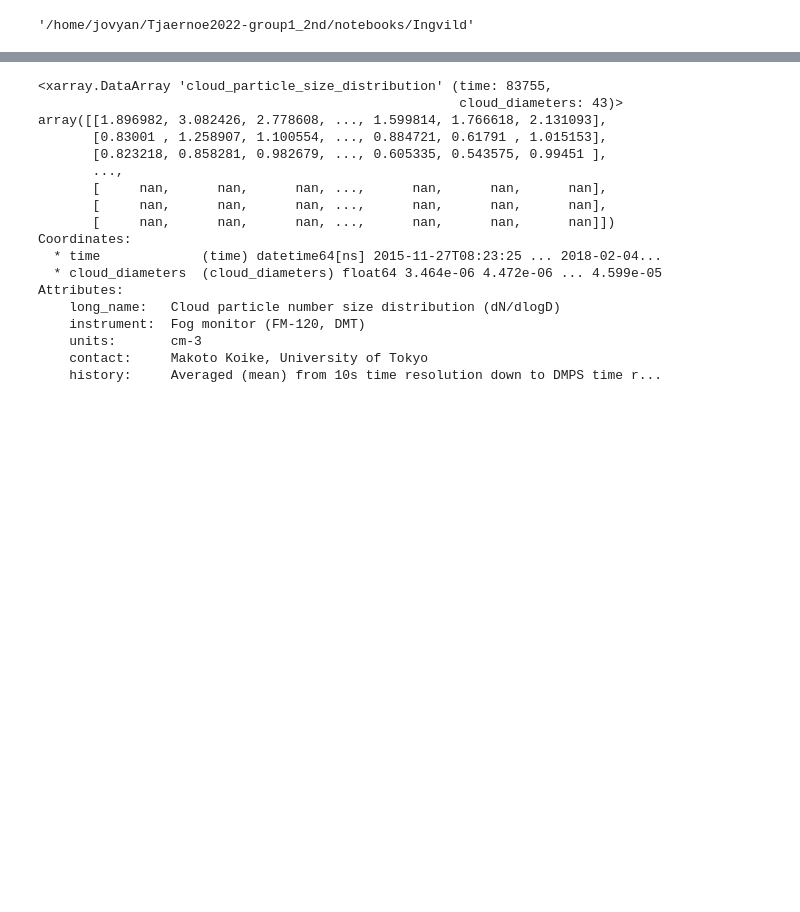
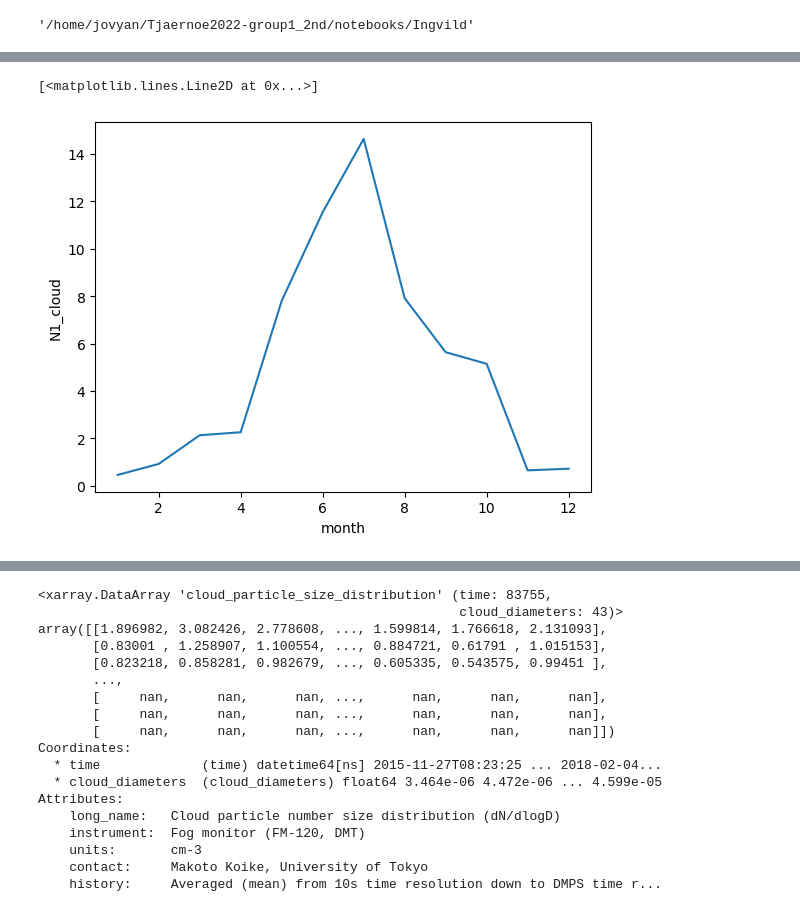
Before and after one commit to eScience-course/-Tjaernoe2022-group1, a Jupyter notebook: notebooks/Ingvild/Getting_started.ipynb, the cells around one changed output, grey strips where cells are left out. Cells and saved outputs as stored; diff of their text form; code cells hidden in the pictures; blank space fills up the shorter version.

```diff
--- a/notebooks/Ingvild/Getting_started.ipynb
+++ b/notebooks/Ingvild/Getting_started.ipynb
@@ -9,0 +30,31 @@ data2 = xr.open_dataset('/home/jovyan/Data/zeppelin-cloud-aerosol-1_part2.nc4')
+# %%
+import xarray as xr
+import numpy as np
+def pnsd_integration(ds, size_thresh, var='dNdlogD', dvar = 'D', unit_diameter='m'):
+    '''
+    - D is the mean diameter of the size bins
+    - time is the time dimension
+    - ds is the dataset containing the size distribution
+    - pnsd is the variable in which the particle number size distribution is stored (dN/dlogDp)
+    - size_thresh is the lower limit of the size bins to be integrated in nanometers
+    '''
+    if unit_diameter=='m':
+        size_thresh_unit = size_thresh*1e-9
+    elif unit_diameter=='um':
+        size_thresh_unit = size_thresh*1e-6
+    else:
+        size_thresh_unit=size_thresh
+    Dp = ds[dvar].values
+    logDp = np.log10(Dp)
+    interval = np.array([logDp[i]-logDp[i-1] for i in range(1,np.size(Dp))])/2
+    centers = logDp[:-1]+interval
+    centers_bis = np.append(logDp[0]-interval[0], centers)
+    centers_bis = np.append(centers_bis, logDp[-1]+interval[-1])
+    bound_bin = 10**(centers_bis)#*10**(-9)
+    dlogDp = np.array([np.log10(bound_bin[i+1])-np.log10(bound_bin[i]) for i in range(0, bound_bin.shape[0]-1)])
+    pnsd_nolog = np.zeros(ds[var].values.shape)
+    for i, Dp_i in enumerate(Dp):
+        pnsd_nolog[:,i] = ds[var].sel(**{dvar : Dp_i}).values * dlogDp[i]
+    ds[f'{var}_unlog'] = (['time', dvar], pnsd_nolog)
+    out = ds[f'{var}_unlog'].sel(**{dvar:slice(size_thresh_unit, 10000000)}).sum(**{'dim':dvar})
+    return out
@@ -9,0 +81,9 @@ data2 = xr.open_dataset('/home/jovyan/Data/zeppelin-cloud-aerosol-1_part2.nc4')
+# %%
+data1['N1_cloud']= pnsd_integration(data1, 1, var='cloud_particle_size_distribution',dvar='cloud_diameters')
+# %%
+cpsd1_months = data1['N1_cloud'].groupby('time.month').mean(keep_attrs=True)
+# %%
+cpsd1_months.plot()
+# %% [output]
+[<matplotlib.lines.Line2D at 0x...>]
+[figure, added]
```
Also changed, not shown: parts of 29 cells of this notebook.
